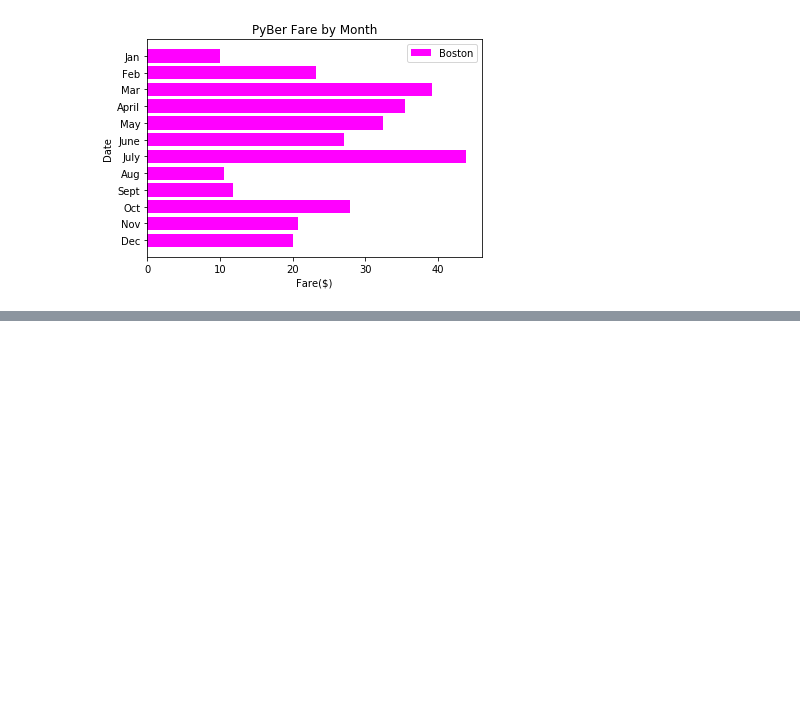
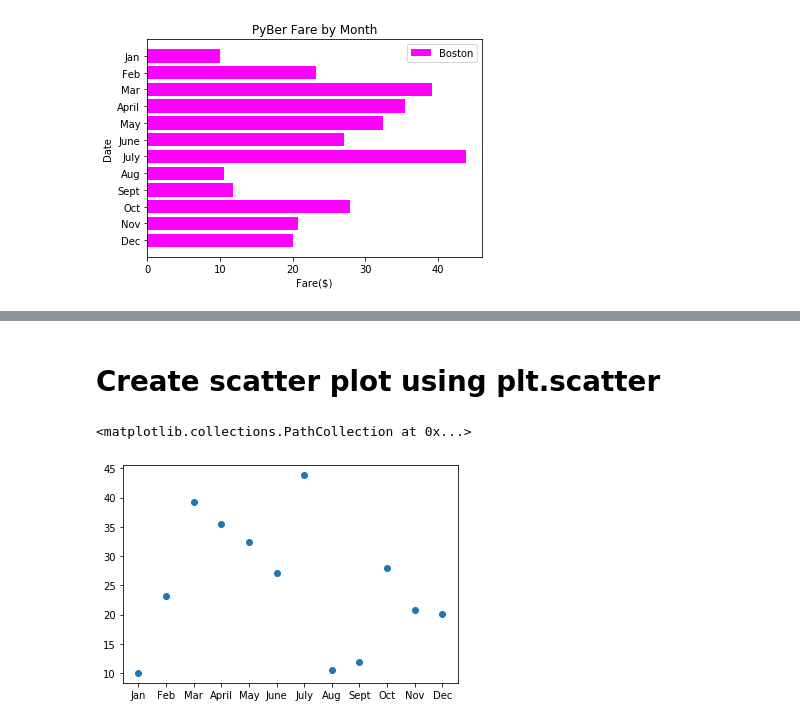
Before and after one commit to tranchan72/PyBer_Analysis, a Jupyter notebook: Pyber_practice.ipynb, the cells around one changed output, grey strips where cells are left out. Saved outputs shown, nothing was run; the diff lists cells and outputs as text; code cells hidden in the pictures; blank space fills up the shorter version.

```diff
--- a/Pyber_practice.ipynb
+++ b/Pyber_practice.ipynb
@@ -134,0 +187,7 @@ plt.legend()
+# %% [markdown]
+# Create scatter plot using plt.scatter
+# %%
+plt.scatter(x_axis, y_axis)
+# %% [output]
+<matplotlib.collections.PathCollection at 0x...>
+[figure, added]
```
Also changed, not shown: parts of 35 cells of this notebook, 1 other file.
